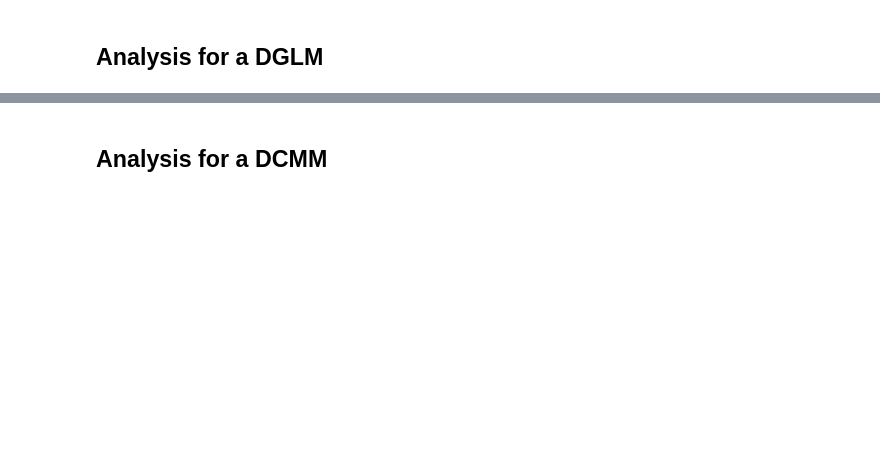
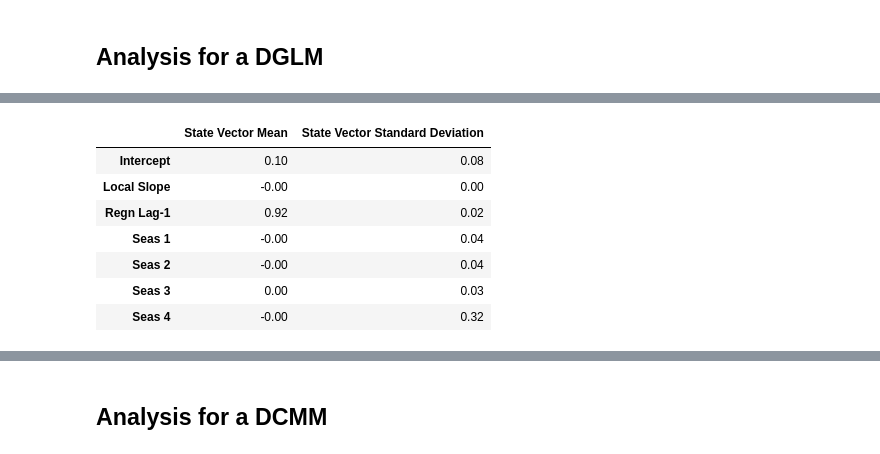
Before and after one commit to lavinei/pybats_nbdev, a Jupyter notebook: nbs/05_analysis.ipynb, the cells around one changed output, grey strips where cells are left out. Drawn from its saved outputs; the diff is of its cells as text; code cells hidden in the pictures; blank space fills up the shorter version.

```diff
--- a/nbs/05_analysis.ipynb
+++ b/nbs/05_analysis.ipynb
@@ -234,0 +266,18 @@ def analysis(Y, X, k, forecast_start, forecast_end,
+# %%
+names = ['Intercept', 'Local Slope',
+         'Regn Lag-1',
+         'Seas 1', 'Seas 2', 'Seas 3',
+         'Seas 4']
+
+pd.DataFrame({'State Vector Mean':mod.a.reshape(-1),
+              'State Vector Standard Deviation': np.sqrt(mod.R.diagonal())},
+             index=names).round(2)
+# %% [output]
+|  | State Vector Mean | State Vector Standard Deviation |
+| Intercept | 0.10 | 0.08 |
+| Local Slope | -0.00 | 0.00 |
+| Regn Lag-1 | 0.92 | 0.02 |
+| Seas 1 | -0.00 | 0.04 |
+| Seas 2 | -0.00 | 0.04 |
+| Seas 3 | 0.00 | 0.03 |
+| Seas 4 | -0.00 | 0.32 |
```
Also changed, not shown: parts of 21 cells of this notebook, 11 other files.
